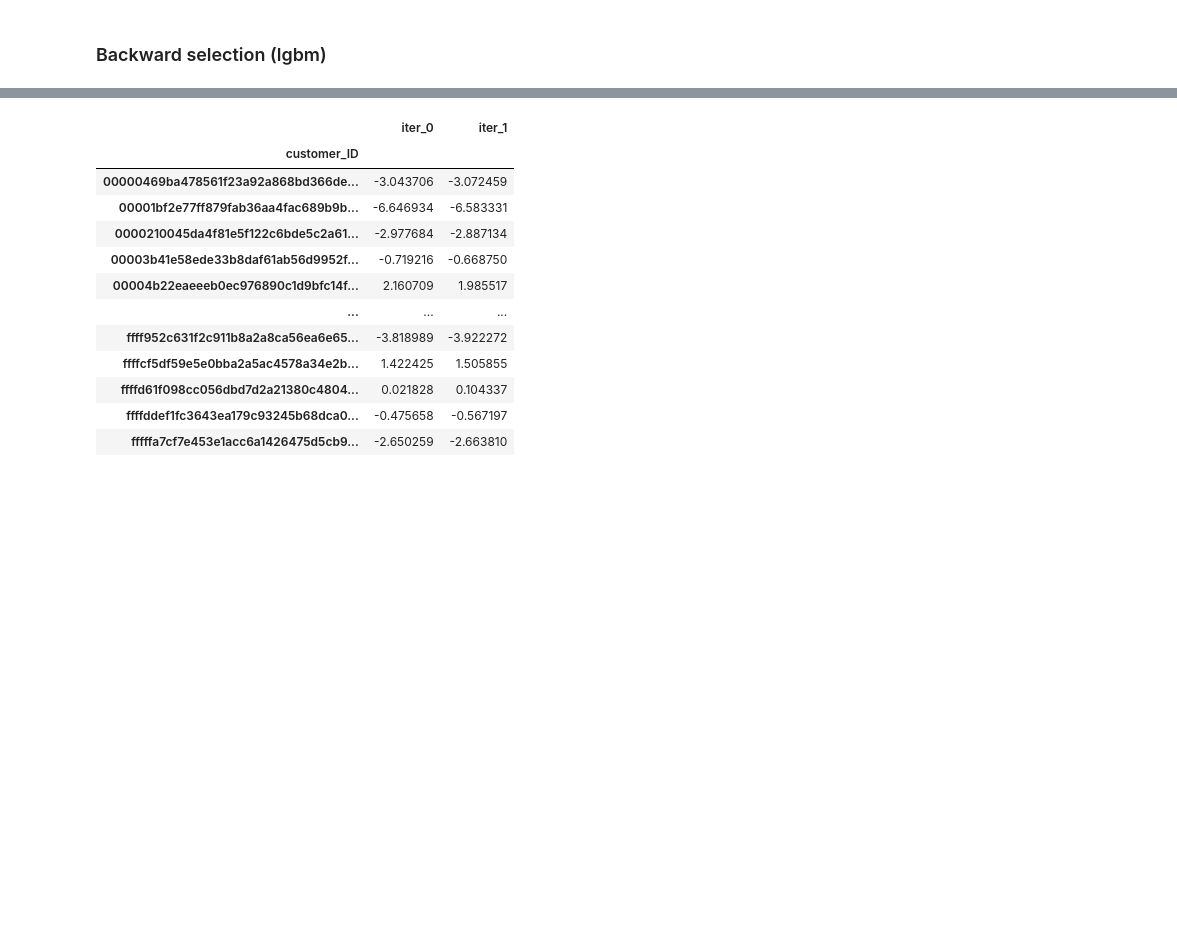
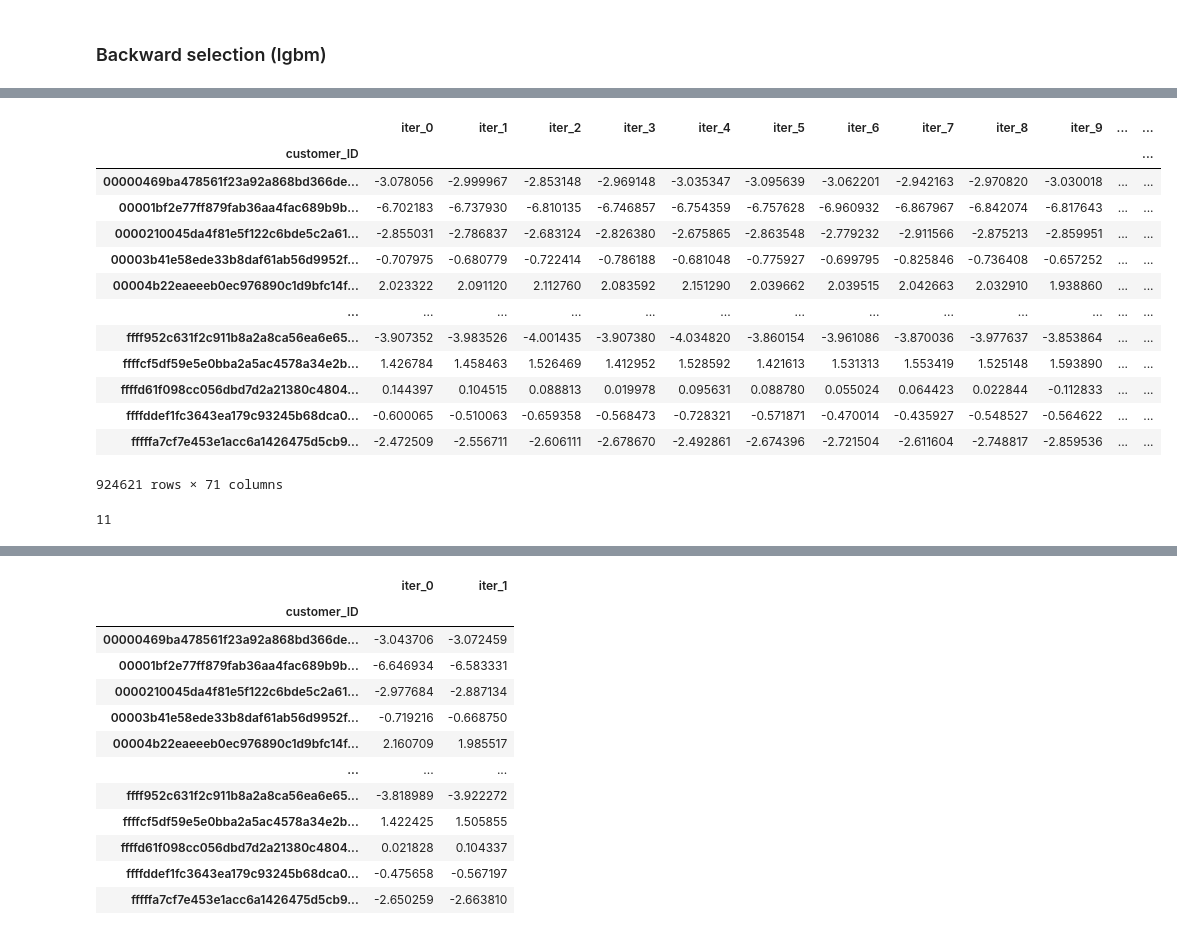
Before and after one commit to korab1ev/amex-default-prediction, a Jupyter notebook: 01. experiments.ipynb, the cells around one changed output, grey strips where cells are left out. Saved outputs shown, nothing was run; the diff lists cells and outputs as text; code cells hidden in the pictures; blank space fills up the shorter version.

```diff
--- a/01. experiments.ipynb
+++ b/01. experiments.ipynb
@@ -312,0 +319,17 @@ Mean CV Amex = 0.78869  CI95 = [0.78578, 0.79159]
+# %%
+test_preds
+# %% [output]
+|  | iter_0 | iter_1 | iter_2 | iter_3 | iter_4 | iter_5 | iter_6 | iter_7 | iter_8 | iter_9 | ... | ... |
+| customer_ID |  |  |  |  |  |  |  |  |  |  |  | ... |
+| 00000469ba478561f23a92a868bd366de... | -3.078056 | -2.999967 | -2.853148 | -2.969148 | -3.035347 | -3.095639 | -3.062201 | -2.942163 | -2.970820 | -3.030018 | ... | ... |
+| 00001bf2e77ff879fab36aa4fac689b9b... | -6.702183 | -6.737930 | -6.810135 | -6.746857 | -6.754359 | -6.757628 | -6.960932 | -6.867967 | -6.842074 | -6.817643 | ... | ... |
+| 0000210045da4f81e5f122c6bde5c2a61... | -2.855031 | -2.786837 | -2.683124 | -2.826380 | -2.675865 | -2.863548 | -2.779232 | -2.911566 | -2.875213 | -2.859951 | ... | ... |
+| 00003b41e58ede33b8daf61ab56d9952f... | -0.707975 | -0.680779 | -0.722414 | -0.786188 | -0.681048 | -0.775927 | -0.699795 | -0.825846 | -0.736408 | -0.657252 | ... | ... |
+| 00004b22eaeeeb0ec976890c1d9bfc14f... | 2.023322 | 2.091120 | 2.112760 | 2.083592 | 2.151290 | 2.039662 | 2.039515 | 2.042663 | 2.032910 | 1.938860 | ... | ... |
+| ... | ... | ... | ... | ... | ... | ... | ... | ... | ... | ... | ... | ... |
+| ffff952c631f2c911b8a2a8ca56ea6e65... | -3.907352 | -3.983526 | -4.001435 | -3.907380 | -4.034820 | -3.860154 | -3.961086 | -3.870036 | -3.977637 | -3.853864 | ... | ... |
+| ffffcf5df59e5e0bba2a5ac4578a34e2b... | 1.426784 | 1.458463 | 1.526469 | 1.412952 | 1.528592 | 1.421613 | 1.531313 | 1.553419 | 1.525148 | 1.593890 | ... | ... |
+| ffffd61f098cc056dbd7d2a21380c4804... | 0.144397 | 0.104515 | 0.088813 | 0.019978 | 0.095631 | 0.088780 | 0.055024 | 0.064423 | 0.022844 | -0.112833 | ... | ... |
+| ffffddef1fc3643ea179c93245b68dca0... | -0.600065 | -0.510063 | -0.659358 | -0.568473 | -0.728321 | -0.571871 | -0.470014 | -0.435927 | -0.548527 | -0.564622 | ... | ... |
+| fffffa7cf7e453e1acc6a1426475d5cb9... | -2.472509 | -2.556711 | -2.606111 | -2.678670 | -2.492861 | -2.674396 | -2.721504 | -2.611604 | -2.748817 | -2.859536 | ... | ... |
+924621 rows × 71 columns
@@ -312,0 +338,4 @@ Mean CV Amex = 0.78869  CI95 = [0.78578, 0.79159]
+# %%
+n_feats
+# %% [output]
+11
```
Also changed, not shown: parts of 9 cells of this notebook, 1 other file.
